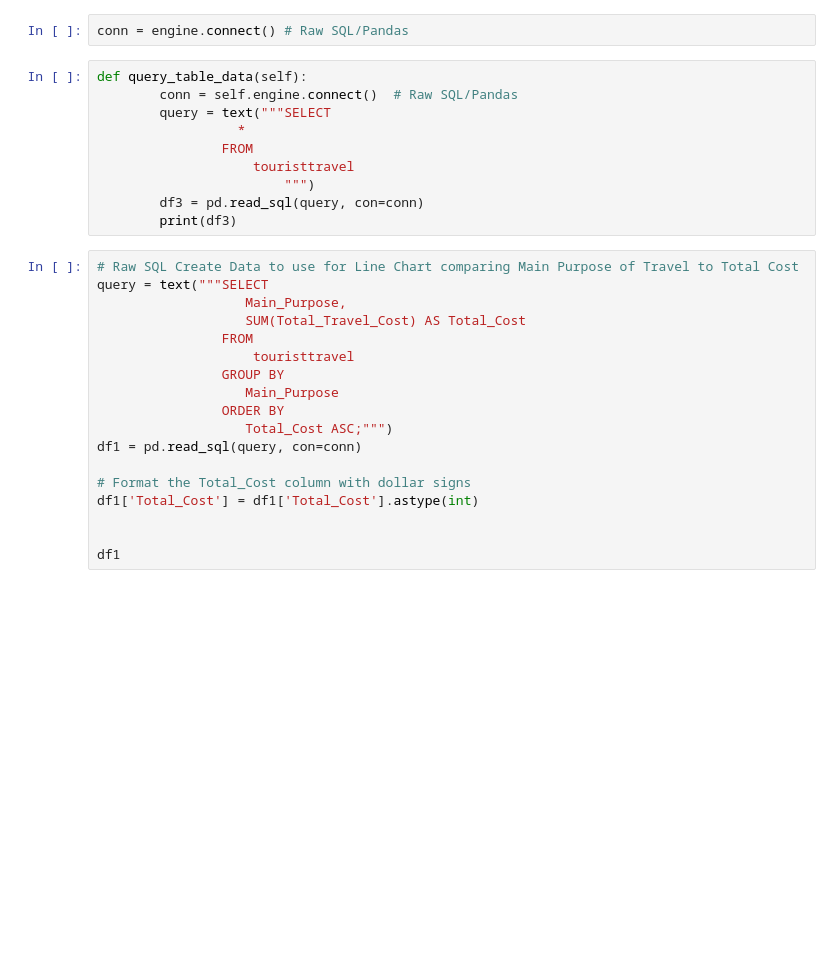
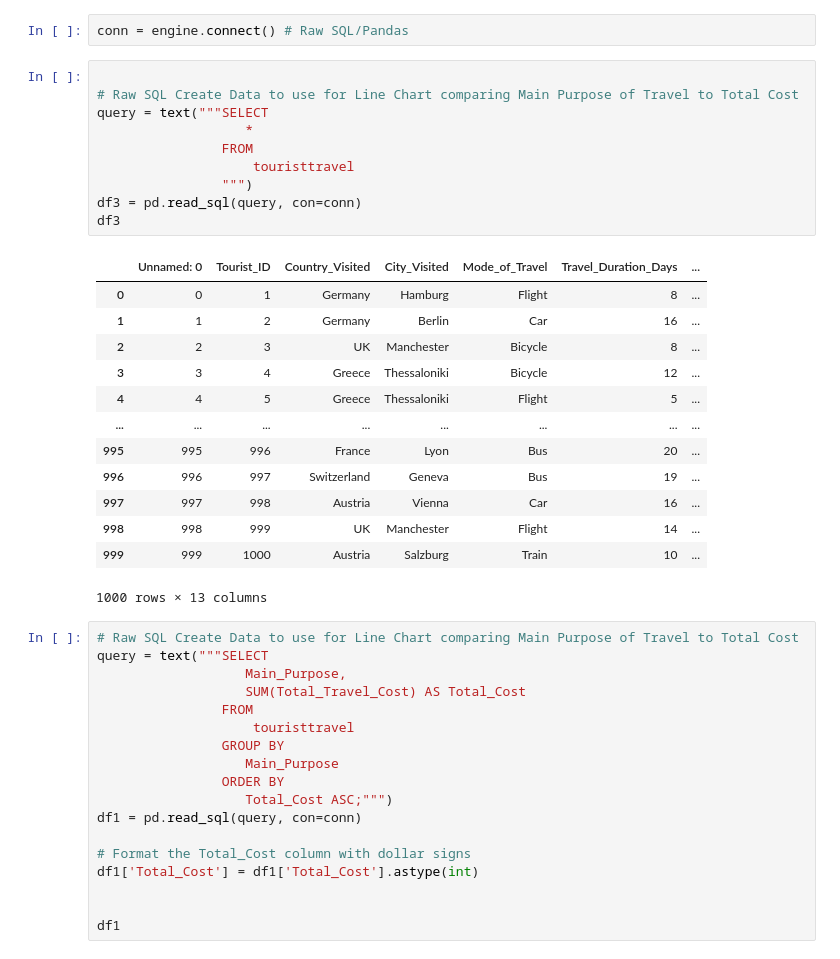
Before and after one commit to CymbalOfJoy/Project_3-Group_7, a Jupyter notebook: Dataset/Test Visualizations.ipynb, the cells around one changed output. Drawn from its saved outputs; the diff is of its cells as text; blank space fills up the shorter version.

```diff
--- a/Dataset/Test Visualizations.ipynb
+++ b/Dataset/Test Visualizations.ipynb
@@ -47,16 +48,30 @@ lat FLOAT
 long FLOAT
 # %%
 conn = engine.connect() # Raw SQL/Pandas
-# %%
-def query_table_data(self):
-        conn = self.engine.connect()  # Raw SQL/Pandas
-        query = text("""SELECT
-                  *
-                FROM
-                    touristtravel
-                        """)
-        df3 = pd.read_sql(query, con=conn)
-        print(df3)
+# %%
+
+# Raw SQL Create Data to use for Line Chart comparing Main Purpose of Travel to Total Cost
+query = text("""SELECT
+                   *
+                FROM
+                    touristtravel
+                """)
+df3 = pd.read_sql(query, con=conn)
+df3
+# %% [output]
+|  | Unnamed: 0 | Tourist_ID | Country_Visited | City_Visited | Mode_of_Travel | Travel_Duration_Days | ... |
+| 0 | 0 | 1 | Germany | Hamburg | Flight | 8 | ... |
+| 1 | 1 | 2 | Germany | Berlin | Car | 16 | ... |
+| 2 | 2 | 3 | UK | Manchester | Bicycle | 8 | ... |
+| 3 | 3 | 4 | Greece | Thessaloniki | Bicycle | 12 | ... |
+| 4 | 4 | 5 | Greece | Thessaloniki | Flight | 5 | ... |
+| ... | ... | ... | ... | ... | ... | ... | ... |
+| 995 | 995 | 996 | France | Lyon | Bus | 20 | ... |
+| 996 | 996 | 997 | Switzerland | Geneva | Bus | 19 | ... |
+| 997 | 997 | 998 | Austria | Vienna | Car | 16 | ... |
+| 998 | 998 | 999 | UK | Manchester | Flight | 14 | ... |
+| 999 | 999 | 1000 | Austria | Salzburg | Train | 10 | ... |
+1000 rows × 13 columns
 # %%
 # Raw SQL Create Data to use for Line Chart comparing Main Purpose of Travel to Total Cost
 query = text("""SELECT
```
Also changed, not shown: parts of 6 cells of this notebook, 12 other files.
